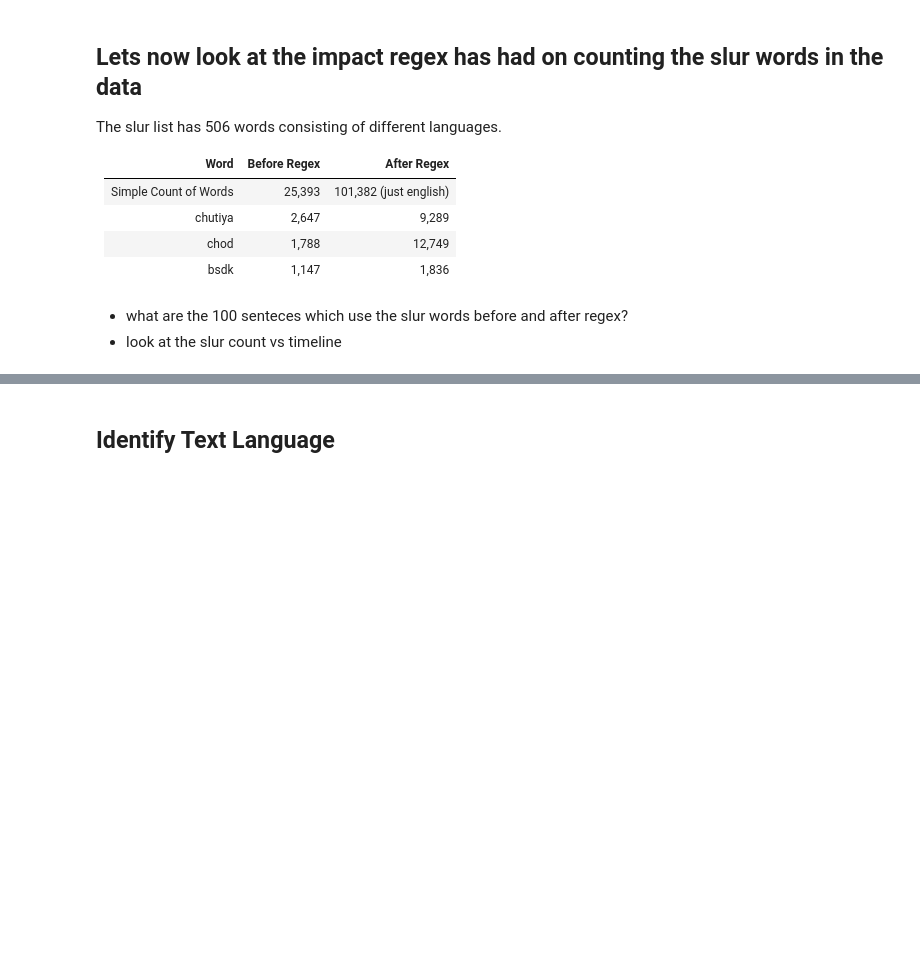
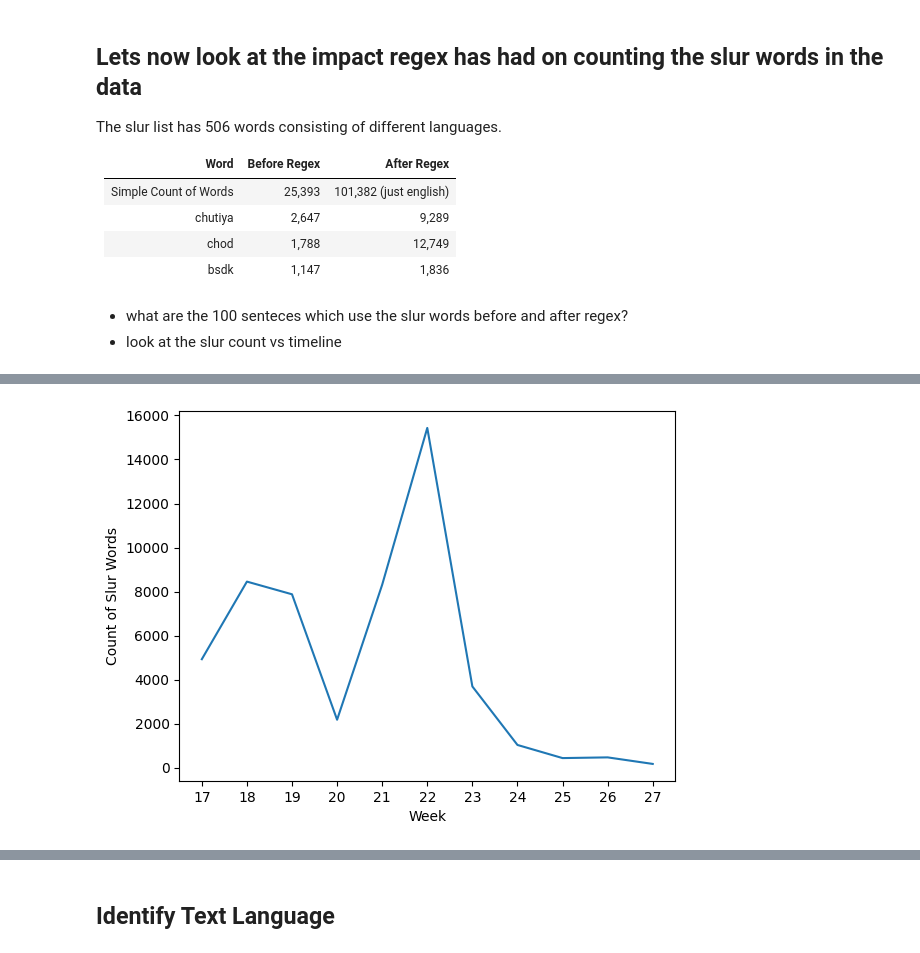
Before and after one commit to aatmanvaidya/Sentiment-Analysis-of-Online-Harassment-Towards-Women-Wrestlers, a Jupyter notebook: regex/youtube_comments_analysis.ipynb, the cells around one changed output, grey strips where cells are left out. Drawn from its saved outputs; the diff is of its cells as text; code cells hidden in the pictures; blank space fills up the shorter version.

Commit message:
fixed dataset time issues and a basic slur count vs time plot

```diff
--- a/regex/youtube_comments_analysis.ipynb
+++ b/regex/youtube_comments_analysis.ipynb
@@ -317,0 +329,4 @@ The slur list has 506 words consisting of different languages.
+# %%
+timeDf['week'] = timeDf['NewDateTime'].dt.week
+timeDf['day'] = timeDf['NewDateTime'].dt.day
+timeDf['month'] = timeDf['NewDateTime'].dt.month
@@ -317,0 +336,6 @@ The slur list has 506 words consisting of different languages.
+# %%
+slur_words_set = set(slur_words)
+# %%
+slurWordDf = timeDf[timeDf['textOriginal'].str.contains('|'.join(slur_words_set))]
+# %%
+slur_word_counts = slurWordDf.groupby('week').size()
@@ -317,0 +362,8 @@ The slur list has 506 words consisting of different languages.
+# %%
+plt.plot(slur_word_counts.index[1:], slur_word_counts.values[1:])
+plt.xlabel('Week')
+plt.ylabel('Count of Slur Words')
+plt.xticks(slur_word_counts.index[1:])
+plt.show()
+# %% [output]
+[figure, added]
```
Also changed, not shown: parts of 14 cells of this notebook.
